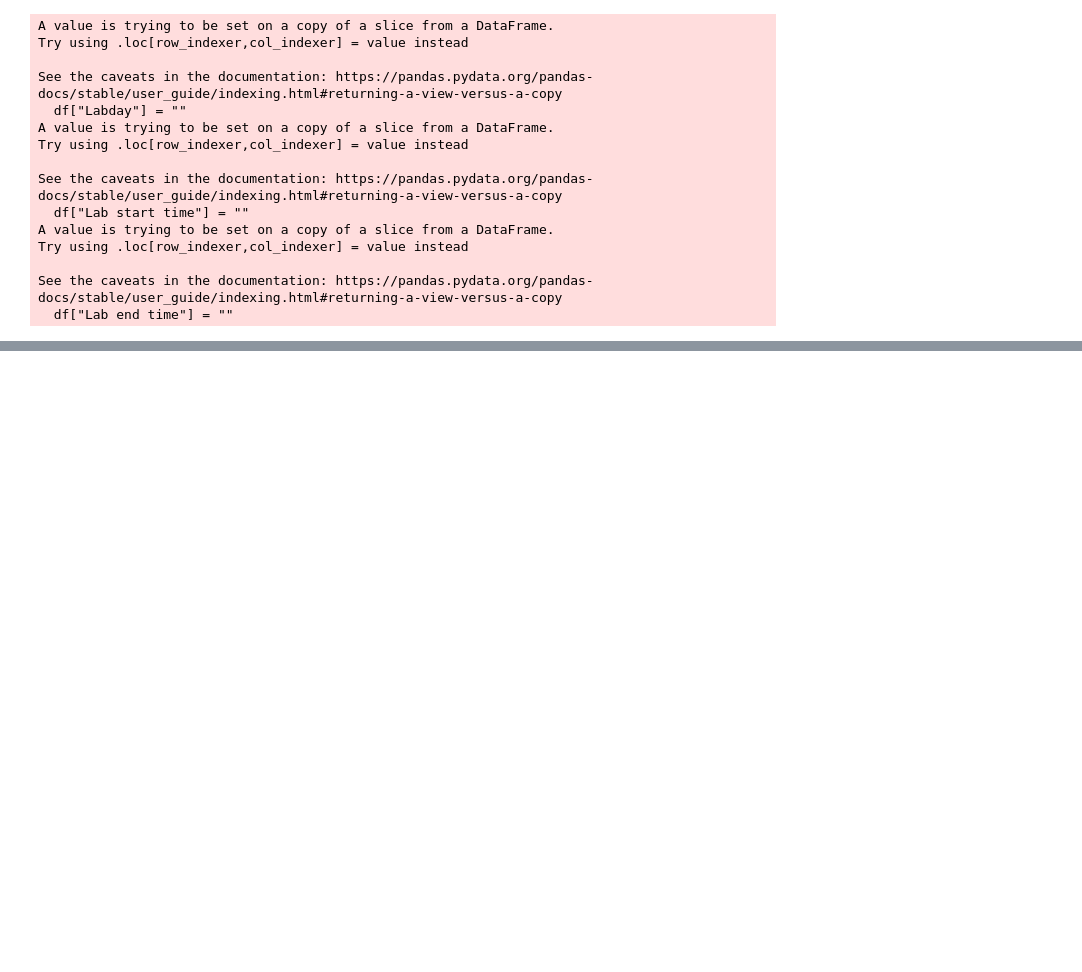
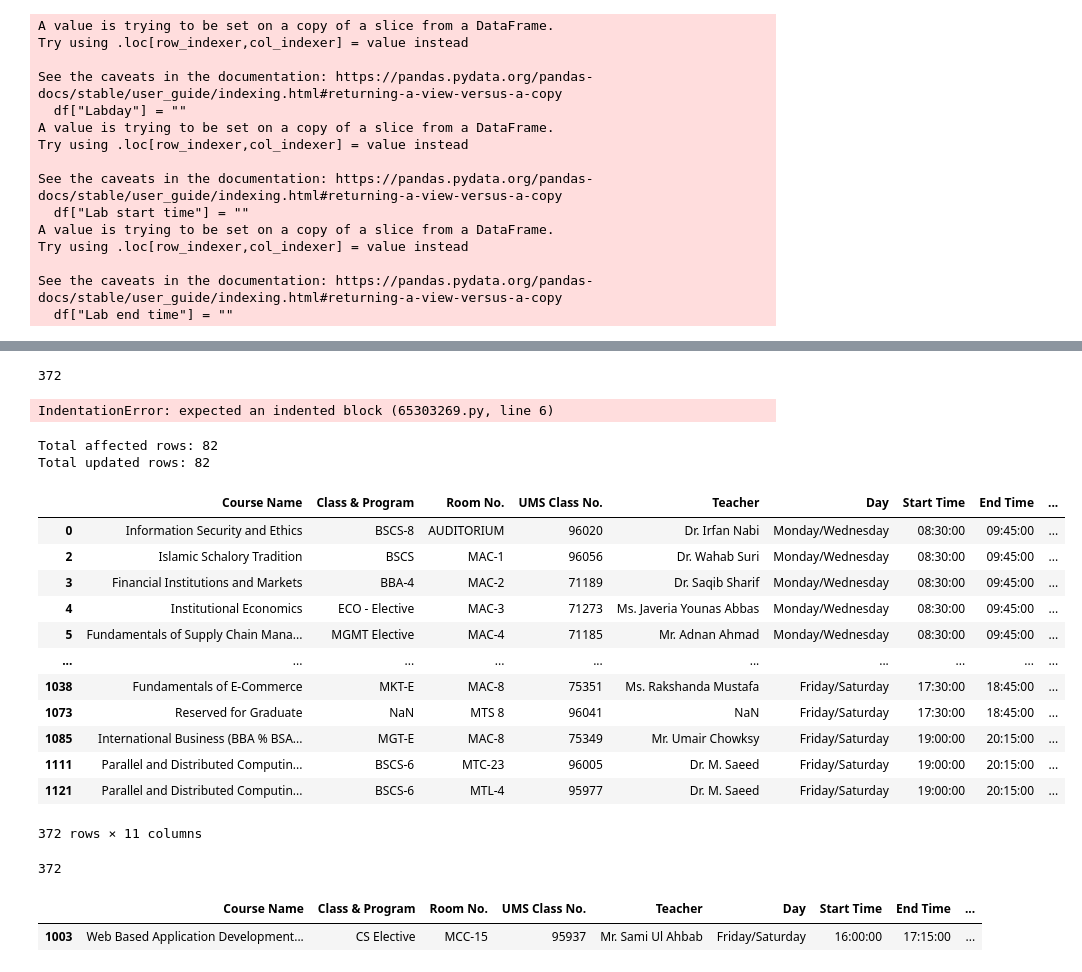
Before and after one commit to IRTIZA-ZAIDI/schedule-maker, a Jupyter notebook: Scheduke maker/dataFormating.ipynb, the cells around one changed output, grey strips where cells are left out. Saved outputs shown, nothing was run; the diff lists cells and outputs as text; code cells hidden in the pictures; blank space fills up the shorter version.

Commit message:
make sure to update whole df checked if changes effected any rows which shouldnt have been effect : passed

```diff
--- a/Scheduke maker/dataFormating.ipynb
+++ b/Scheduke maker/dataFormating.ipynb
@@ -274,0 +216,8 @@ df[df["UMS Class  No."].str.contains("71196")]
+# %%
+df = df.dropna(subset=["Course Name"])
+# %%
+# to check if no important row was removed after the following function
+unique_ums_code_sum = df["UMS Class  No."].nunique()
+unique_ums_code_sum
+# %% [output]
+372
@@ -274,0 +231,32 @@ df[df["UMS Class  No."].str.contains("71196")]
+# %%
+# Iterate over each UMS Class No.
+for ums_class_code, group_df in df[df["UMS Class  No."].notnull()].groupby(
+    "UMS Class  No."
+):
+# Identify rows with "Lab" in the 'Course Name'
+lab_rows = group_df[group_df["Course Name"].str.contains("Lab")]
+
+if not lab_rows.empty:  # Use .empty directly
+# Extract lab-related information
+lab_day_match = lab_rows["Course Name"].str.extract(r"Only (\w+)")
+lab_days = ", ".join(lab_day_match[0].dropna().astype(str).unique())
+lab_start_time = min(lab_rows[["Start Time", "End Time"]].min(axis=1))
+lab_end_time = max(lab_rows[["Start Time", "End Time"]].max(axis=1))
+
+# print(lab_days, lab_start_time, lab_end_time)
+
+Update the original DataFrame with lab-related information
+df.loc[df["UMS Class  No."] == ums_class_code, "Labday"] = lab_days
+df.loc[df["UMS Class  No."] == ums_class_code, "Lab start time"] = (
+    lab_start_time
+)
+df.loc[df["UMS Class  No."] == ums_class_code, "Lab end time"] = lab_end_time
+
+# Append the updated rows to the new DataFrame
+updated_df = pd.concat([updated_df, lab_rows], ignore_index=True)
+
+# Update counters
+affected_rows_count += len(group_df)
+updated_rows_count += len(lab_rows)
+# %% [output]
+IndentationError: expected an indented block (65303269.py, line 6)
@@ -274,0 +266,38 @@ df[df["UMS Class  No."].str.contains("71196")]
+# %%
+# Print summary information
+print(f"Total affected rows: {affected_rows_count}")
+print(f"Total updated rows: {updated_rows_count}")
+# %% [output]
+Total affected rows: 82
+Total updated rows: 82
+# %%
+# Display the updated DataFrame
+df
+# %% [output]
+|  | Course Name | Class & Program | Room No. | UMS Class No. | Teacher | Day | Start Time | End Time | ... |
+| 0 | Information Security and Ethics | BSCS-8 | AUDITORIUM | 96020 | Dr. Irfan Nabi | Monday/Wednesday | 08:30:00 | 09:45:00 | ... |
+| 2 | Islamic Schalory Tradition | BSCS | MAC-1 | 96056 | Dr. Wahab Suri | Monday/Wednesday | 08:30:00 | 09:45:00 | ... |
+| 3 | Financial Institutions and Markets | BBA-4 | MAC-2 | 71189 | Dr. Saqib Sharif | Monday/Wednesday | 08:30:00 | 09:45:00 | ... |
+| 4 | Institutional Economics | ECO - Elective | MAC-3 | 71273 | Ms. Javeria Younas Abbas | Monday/Wednesday | 08:30:00 | 09:45:00 | ... |
+| 5 | Fundamentals of Supply Chain Mana... | MGMT Elective | MAC-4 | 71185 | Mr. Adnan Ahmad | Monday/Wednesday | 08:30:00 | 09:45:00 | ... |
+| ... | ... | ... | ... | ... | ... | ... | ... | ... | ... |
+| 1038 | Fundamentals of E-Commerce | MKT-E | MAC-8 | 75351 | Ms. Rakshanda Mustafa | Friday/Saturday | 17:30:00 | 18:45:00 | ... |
+| 1073 | Reserved for Graduate | NaN | MTS 8 | 96041 | NaN | Friday/Saturday | 17:30:00 | 18:45:00 | ... |
+| 1085 | International Business (BBA % BSA... | MGT-E | MAC-8 | 75349 | Mr. Umair Chowksy | Friday/Saturday | 19:00:00 | 20:15:00 | ... |
+| 1111 | Parallel and Distributed Computin... | BSCS-6 | MTC-23 | 96005 | Dr. M. Saeed | Friday/Saturday | 19:00:00 | 20:15:00 | ... |
+| 1121 | Parallel and Distributed Computin... | BSCS-6 | MTL-4 | 95977 | Dr. M. Saeed | Friday/Saturday | 19:00:00 | 20:15:00 | ... |
+372 rows × 11 columns
+# %%
+# to check if no important row was removed after the following function
+unique_ums_code_sum = df["UMS Class  No."].nunique()
+unique_ums_code_sum
+# 372 equal similar ums code / means dealt well
+# %% [output]
+372
+# %%
+# remeber ums code is string
+ums_code_95937_rows = df[df["UMS Class  No."] == "95937"]
+ums_code_95937_rows
+# %% [output]
+|  | Course Name | Class & Program | Room No. | UMS Class No. | Teacher | Day | Start Time | End Time | ... |
+| 1003 | Web Based Application Development... | CS Elective | MCC-15 | 95937 | Mr. Sami Ul Ahbab | Friday/Saturday | 16:00:00 | 17:15:00 | ... |
```
Also changed, not shown: parts of 18 cells of this notebook.
